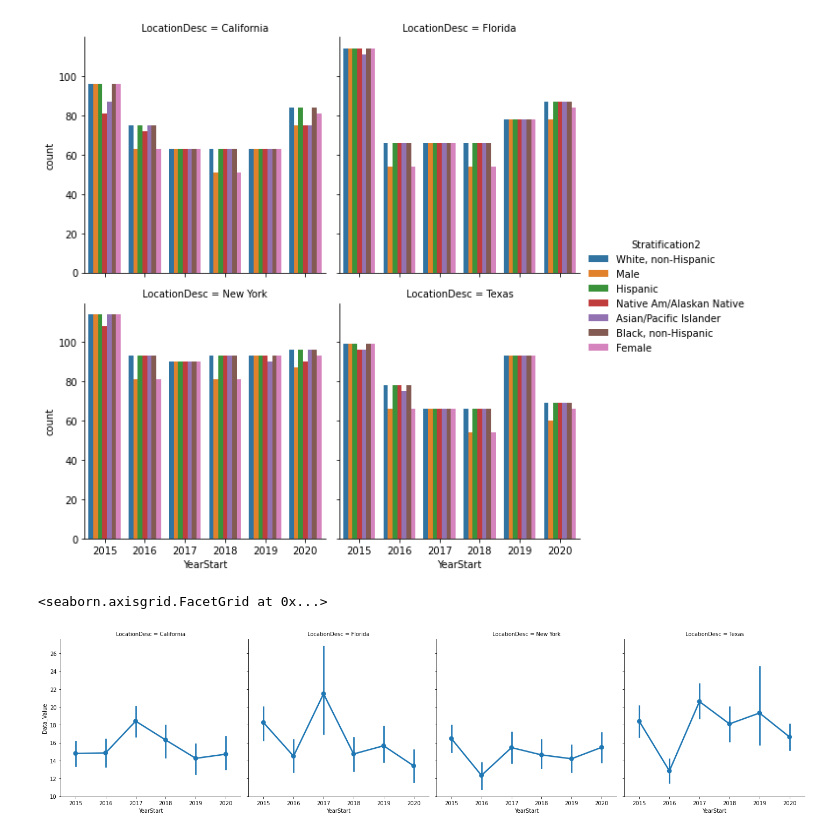
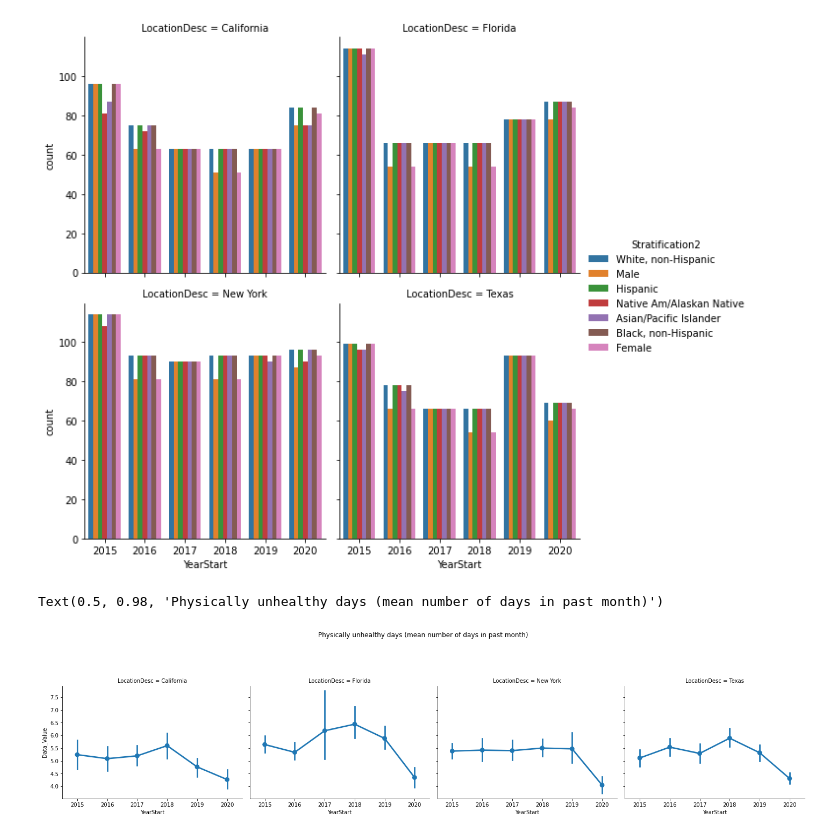
Before and after one commit to MRCIEU/2023-p3-away-day, a Jupyter notebook: hackathon/yi-alzheimer-analysis/yi-eda.ipynb, the cells around one changed output. Saved outputs shown, nothing was run; the diff lists cells and outputs as text; code cells hidden in the pictures.

```diff
--- a/hackathon/yi-alzheimer-analysis/yi-eda.ipynb
+++ b/hackathon/yi-alzheimer-analysis/yi-eda.ipynb
@@ -171,20 +171,22 @@ sns.factorplot(
 # %% [output]
 <seaborn.axisgrid.FacetGrid at 0x...>
 [figure]
-# %%
-df = source_df[
-    source_df["Question"] ==
-               "Percentage of older adults with a lifetime diagnosis of depression"].reset_index(drop=True)
-
-STATES = [
-    "New York", "Texas", "California", "Florida",
-         ]
-df = df[df["LocationDesc"].isin(STATES)].reset_index(drop=True)
-sns.factorplot(
-    data=df,
-    col="LocationDesc",
-    x="YearStart", y="Data_Value"
-    )
-# %% [output]
-<seaborn.axisgrid.FacetGrid at 0x...>
-[figure, removed]
+# %%
+QUESTION = "Physically unhealthy days (mean number of days in past month)"
+df = source_df[
+    source_df["Question"] ==  QUESTION].reset_index(drop=True)
+
+STATES = [
+    "New York", "Texas", "California", "Florida",
+         ]
+df = df[df["LocationDesc"].isin(STATES)].reset_index(drop=True)
+g = sns.factorplot(
+    data=df,
+    col="LocationDesc",
+    x="YearStart", y="Data_Value"
+    )
+g.fig.subplots_adjust(top=0.7)
+g.fig.suptitle(QUESTION)
+# %% [output]
+Text(0.5, 0.98, 'Physically unhealthy days (mean number of days in past month)')
+[figure, added]
```
Also changed, not shown: parts of 2 cells of this notebook.
